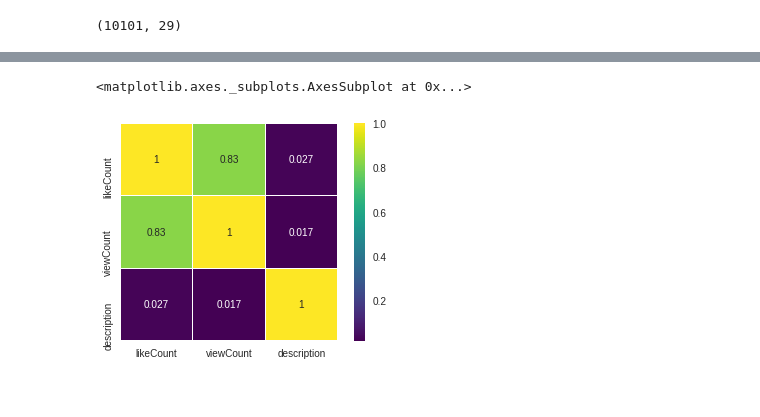
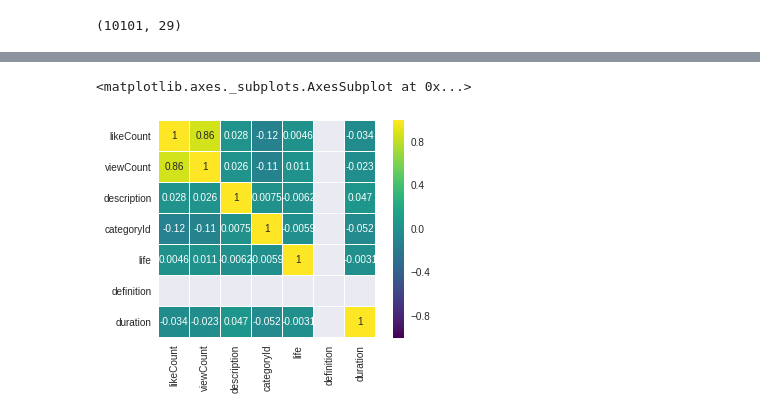
Before and after one commit to arpitgogia/YouTube-Video-Like-Count-Predictor, a Jupyter notebook: analysis.ipynb, the cells around one changed output, grey strips where cells are left out. Cells and saved outputs as stored; diff of their text form; code cells hidden in the pictures.

```diff
--- a/analysis.ipynb
+++ b/analysis.ipynb
@@ -25,8 +26,13 @@ SD of LikeCount: 105341.804584
+# %%
+df = df.dropna(subset=['likeCount', 'commentCount'])
+df['categoryId'] = df['categoryId'].astype('uint8')
+df['definition'] = df['definition'].apply(lambda x: 0 if x == 'sd' else 1)
+df['durationCategory'] = df['durationCategory'].apply(lambda x: 0 if x == 'medium' else 1)
 # %%
-df = df[['likeCount', 'viewCount', 'description', 'dislikeCount']]
+temp_df = df[['likeCount', 'viewCount', 'description', 'categoryId', 'life', 'definition', 'duration', 'dislikeCount']]
 colormap = plt.cm.viridis
-sns.heatmap(df.iloc[:,:-1].astype(float).corr(),linewidths=0.1,vmax=1.0, square=True, cmap=colormap, linecolor='white', annot=True)
+sns.heatmap(temp_df.iloc[:,:-1].astype(float).corr(),linewidths=0.1,vmax=1.0, square=True, cmap=colormap, linecolor='white', annot=True)
 # %% [output]
 <matplotlib.axes._subplots.AxesSubplot at 0x...>
-[figure, old version]
+[figure, new version]
 # %%
```
Also changed, not shown: parts of 5 cells of this notebook, 7 other files.
